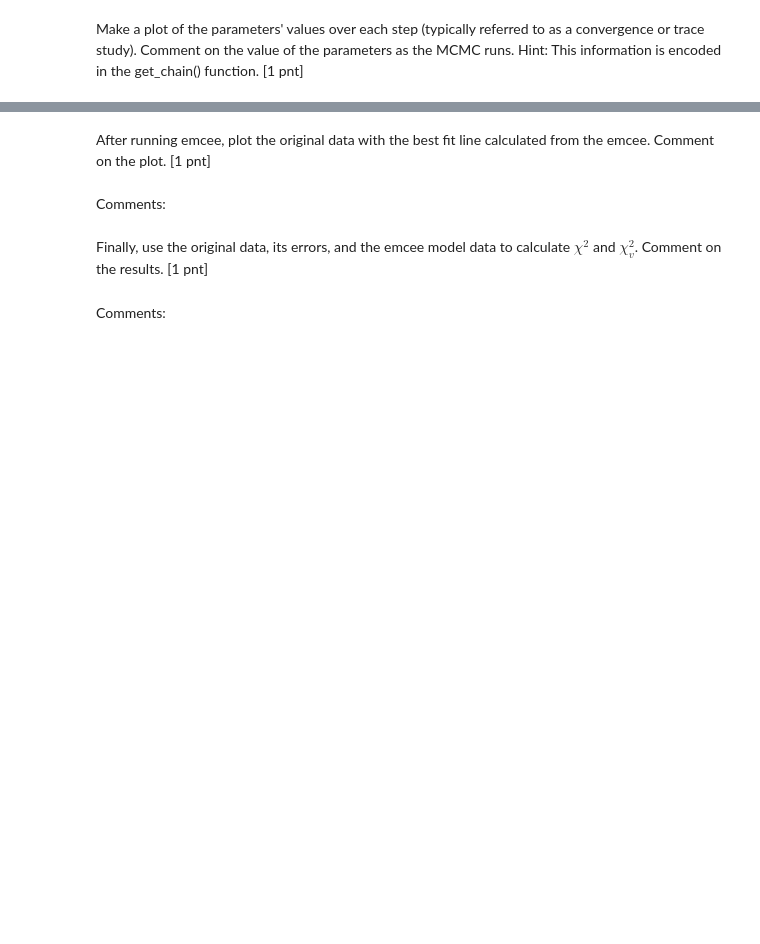
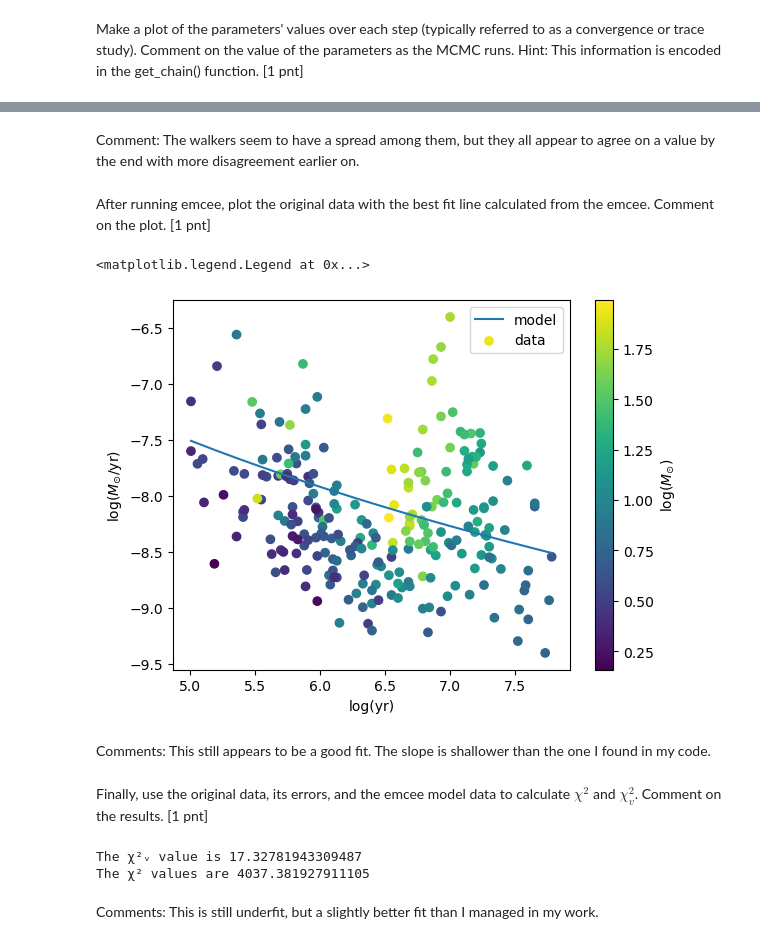
Before and after one commit to linderkait/ASTR5900_work, a Jupyter notebook: HW07_ChiSquared_MCMC.ipynb, the cells around one changed output, grey strips where cells are left out. Drawn from its saved outputs; the diff is of its cells as text; code cells hidden in the pictures; blank space fills up the shorter version.

```diff
--- a/HW07_ChiSquared_MCMC.ipynb
+++ b/HW07_ChiSquared_MCMC.ipynb
@@ -295,14 +341,42 @@ Make a plot of the parameters' values over each step (typically referred to as a
+# %% [markdown]
+Comment: The walkers seem to have a spread among them, but they all appear to agree on a value by the end with more disagreement earlier on.
 # %% [markdown]
 After running emcee, plot the original data with the best fit line calculated from the emcee. Comment on the plot. [1 pnt]
 # %%
 # Plot data and best-fit line
+A = np.median(chain[149,:,0])    #estimate best values
+k = np.median(chain[149,:,1])
+
+ybest = ylog(logAge)
+
+#sort the arrays to properly plot
+args = np.argsort(logAge)
+
+plt.plot(logAge[args], ybest[args], label = 'model')
+plt.scatter(logAge, logMacc, label = 'data', c = Mstar )
+plt.colorbar(label = r'log($M_{\odot}$)')
+plt.xlabel('log(yr)')
+plt.ylabel('log($M_{\odot}$/yr)')
+plt.legend()
+# %% [output]
+<matplotlib.legend.Legend at 0x...>
+[figure, added]
 # %% [markdown]
-Comments:
+Comments: This still appears to be a good fit. The slope is shallower than the one I found in my code.
 # %% [markdown]
 Finally, use the original data, its errors, and the emcee model data to calculate $\chi^{2}$ and $\chi^{2}_{v}$. Comment on the results. [1 pnt]
 # %%
-# Calculate chi-squared
+#calculate chi^2 with numbers from previous cell
+nu = len(Mstar) - 1
 
+chi2emcee = chi2(logMacc, ybest, logMaccErr)
+chi2nuemcee = chi2nu(chi2emcee, nu)
+
+print(f'The \u03c7\u00b2\u1D65 value is {chi2nuemcee}')
+print(f'The \u03c7\u00b2 values are {chi2emcee}')
 # Calculate reduced chi-squared
+# %% [output]
+The χ²ᵥ value is 17.32781943309487
+The χ² values are 4037.381927911105
 # %% [markdown]
-Comments:
+Comments: This is still underfit, but a slightly better fit than I managed in my work.
```
Also changed, not shown: parts of 5 cells of this notebook.
